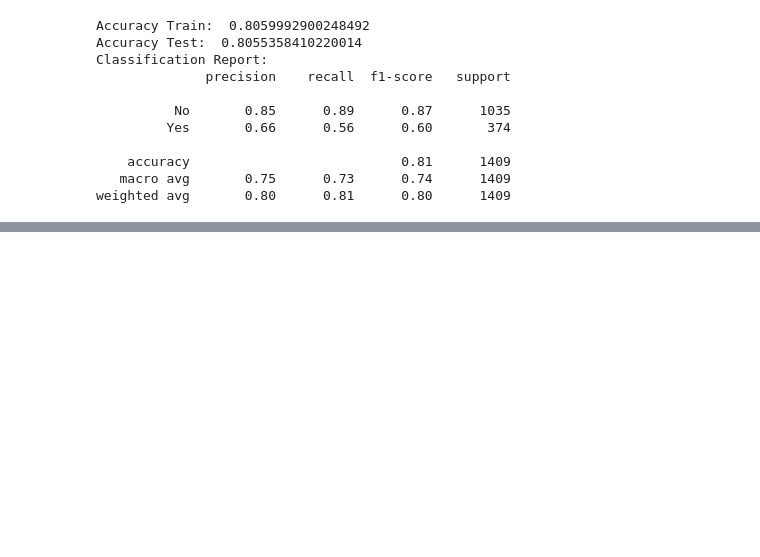
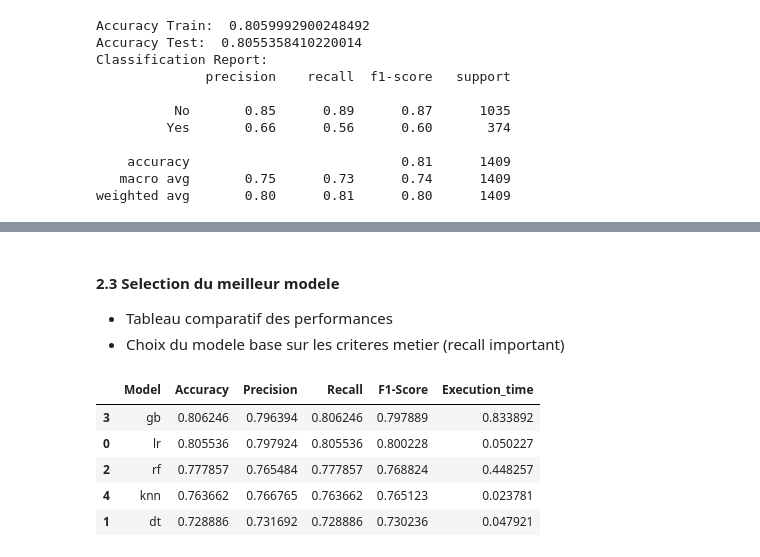
Before and after one commit to DamienDESSAUX-M2i/M2i_CDSD_TDTP, a Jupyter notebook: scikit_learn/exos/tp_final.ipynb, the cells around one changed output, grey strips where cells are left out. Cells and saved outputs as stored; diff of their text form; code cells hidden in the pictures; blank space fills up the shorter version.

```diff
--- a/scikit_learn/exos/tp_final.ipynb
+++ b/scikit_learn/exos/tp_final.ipynb
@@ -410,0 +466,43 @@ weighted avg       0.80      0.81      0.80      1409
+# %%
+def compute_model_comparison(models: dict[str, Pipeline]) -> tuple[pd.DataFrame, dict[str, np.ndarray]]:
+    results = []
+    predictions = {}
+
+    for name, pipeline in models.items():
+        t0 = time.time()
+        pipeline.fit(X_train, y_train)
+        t1 = time.time()
+        y_pred = pipeline.predict(X_test)
+        predictions[name] = y_pred
+
+        results.append(
+            {
+                "Model": name,
+                "Accuracy": accuracy_score(y_test, y_pred),
+                "Precision": precision_score(
+                    y_test, y_pred, average="weighted", zero_division=0
+                ),
+                "Recall": recall_score(y_test, y_pred, average="weighted", zero_division=0),
+                "F1-Score": f1_score(y_test, y_pred, average="weighted", zero_division=0),
+                "Execution_time": t1 - t0,
+            }
+        )
+
+    return pd.DataFrame(results), predictions
+
+df_results, predictions = compute_model_comparison(models)
+# %% [markdown]
+#### 2.3 Selection du meilleur modele
+
+- Tableau comparatif des performances
+- Choix du modele base sur les criteres metier (recall important)
+# %%
+df_results.sort_values("Recall", ascending=False, inplace=True)
+df_results.head()
+# %% [output]
+|  | Model | Accuracy | Precision | Recall | F1-Score | Execution_time |
+| 3 | gb | 0.806246 | 0.796394 | 0.806246 | 0.797889 | 0.833892 |
+| 0 | lr | 0.805536 | 0.797924 | 0.805536 | 0.800228 | 0.050227 |
+| 2 | rf | 0.777857 | 0.765484 | 0.777857 | 0.768824 | 0.448257 |
+| 4 | knn | 0.763662 | 0.766765 | 0.763662 | 0.765123 | 0.023781 |
+| 1 | dt | 0.728886 | 0.731692 | 0.728886 | 0.730236 | 0.047921 |
```
Also changed, not shown: parts of 20 cells of this notebook, 2 other files.
